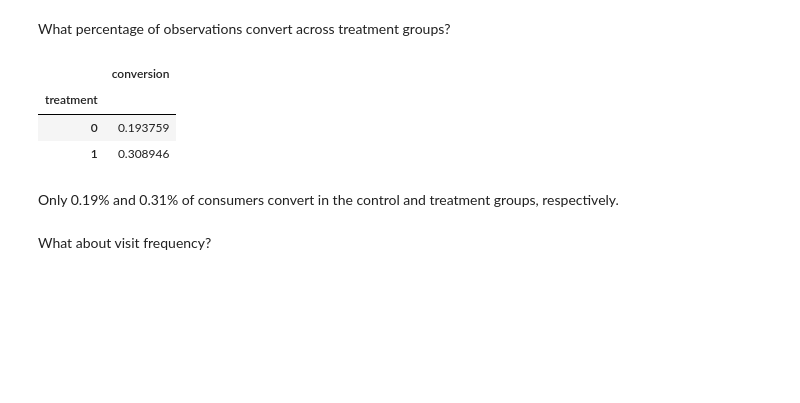
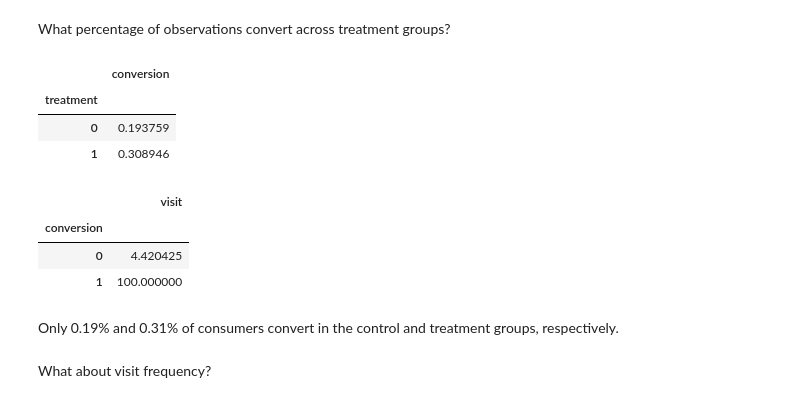
Before and after one commit to cdbale/optimized-sequential-synthesis, a Jupyter notebook: Code/Criteo/Criteo Data Cleaning.ipynb, the cells around one changed output. Saved outputs shown, nothing was run; the diff lists cells and outputs as text; code cells hidden in the pictures; blank space fills up the shorter version.

```diff
--- a/Code/Criteo/Criteo Data Cleaning.ipynb
+++ b/Code/Criteo/Criteo Data Cleaning.ipynb
@@ -126,6 +126,13 @@ df.groupby('treatment').agg({'conversion': 'mean'}) * 100
 | treatment |  |
 | 0 | 0.193759 |
 | 1 | 0.308946 |
+# %%
+df.groupby('conversion').agg({'visit': 'mean'}) * 100
+# %% [output]
+|  | visit |
+| conversion |  |
+| 0 | 4.420425 |
+| 1 | 100.000000 |
 # %% [markdown]
 Only 0.19% and 0.31% of consumers convert in the control and treatment groups, respectively.
 # %% [markdown]
```
Also changed, not shown: parts of 8 cells of this notebook, 14 other files.
